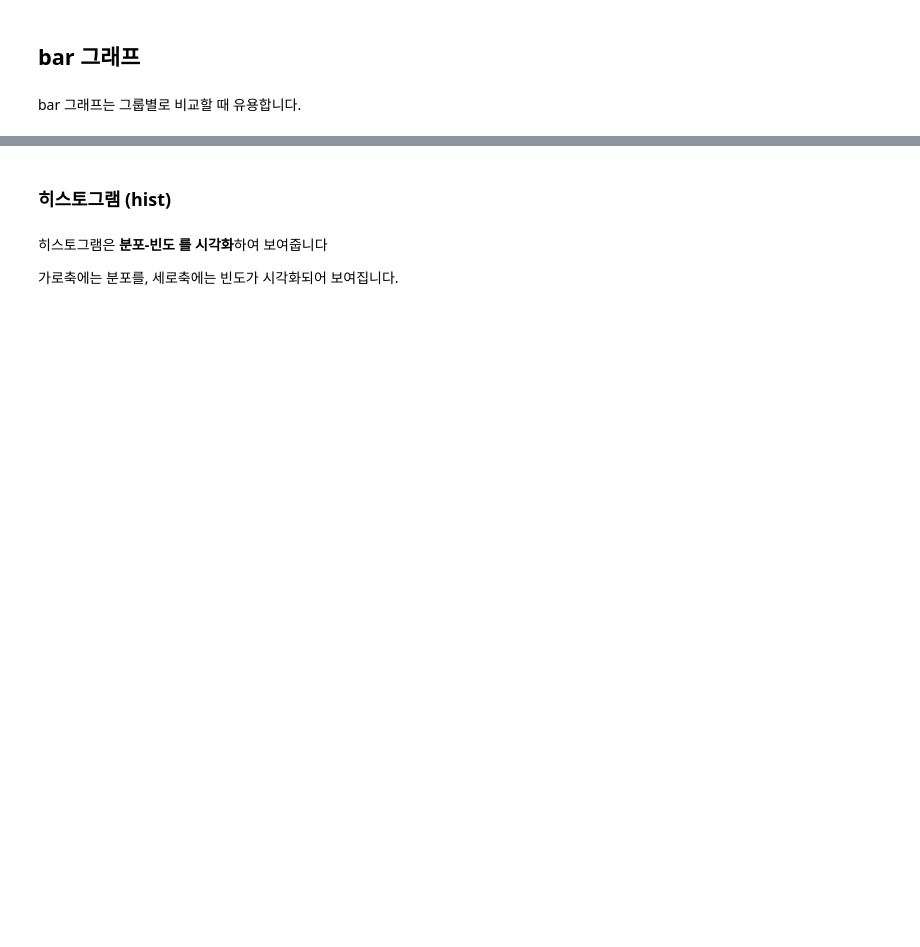
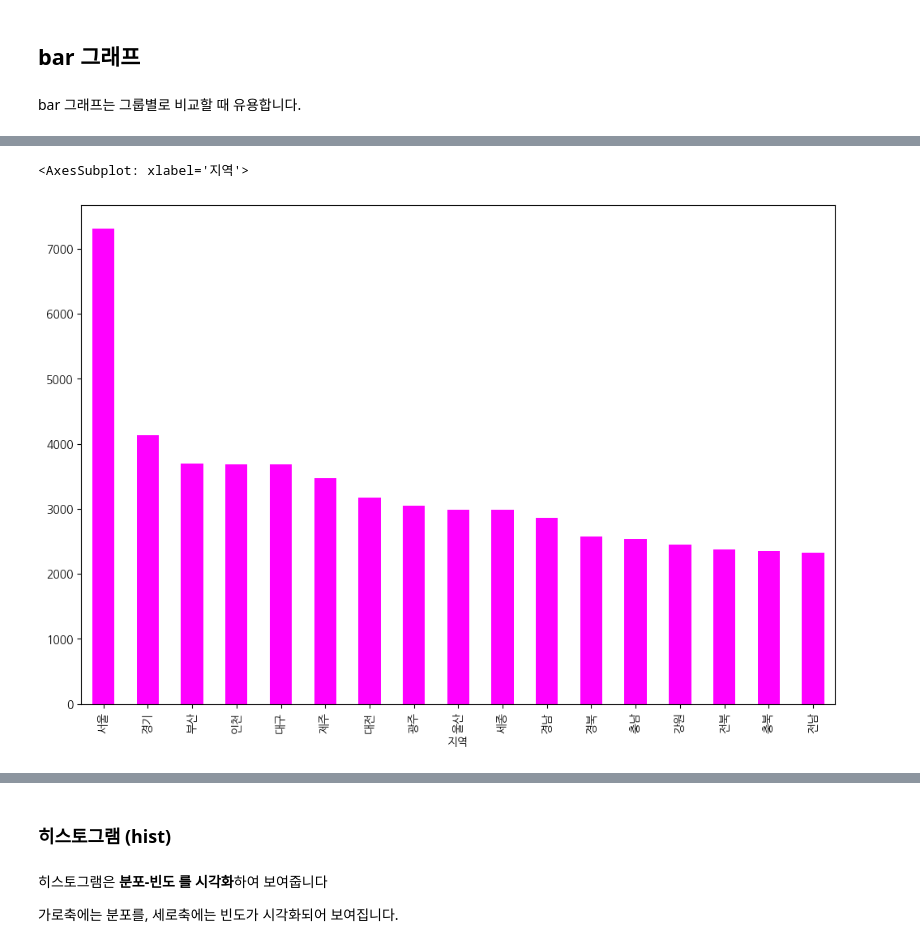
Before and after one commit to gogimandu1019/bigdata2023, a Jupyter notebook: 06-시각화/01-DataFrame-시각화-(실습).ipynb, the cells around one changed output, grey strips where cells are left out. Saved outputs shown, nothing was run; the diff lists cells and outputs as text; code cells hidden in the pictures; blank space fills up the shorter version.

```diff
--- a/06-시각화/01-DataFrame-시각화-(실습).ipynb
+++ b/06-시각화/01-DataFrame-시각화-(실습).ipynb
@@ -75,0 +138,5 @@ df.groupby('지역')['분양가'].mean().plot(kind='barh')
+# %%
+df.groupby('지역')['분양가'].mean().sort_values(ascending=False).plot(kind='bar', color='#FF00FF')
+# %% [output]
+<AxesSubplot: xlabel='지역'>
+[figure, added]
```
Also changed, not shown: parts of 14 cells of this notebook.
